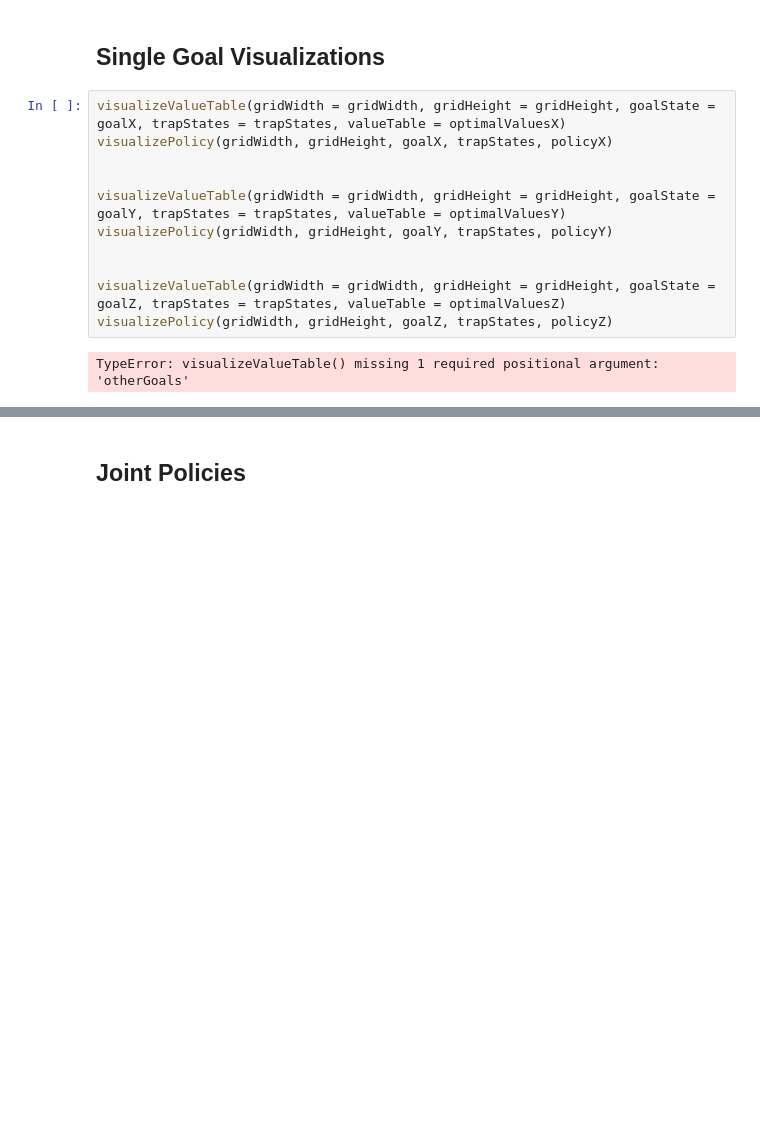
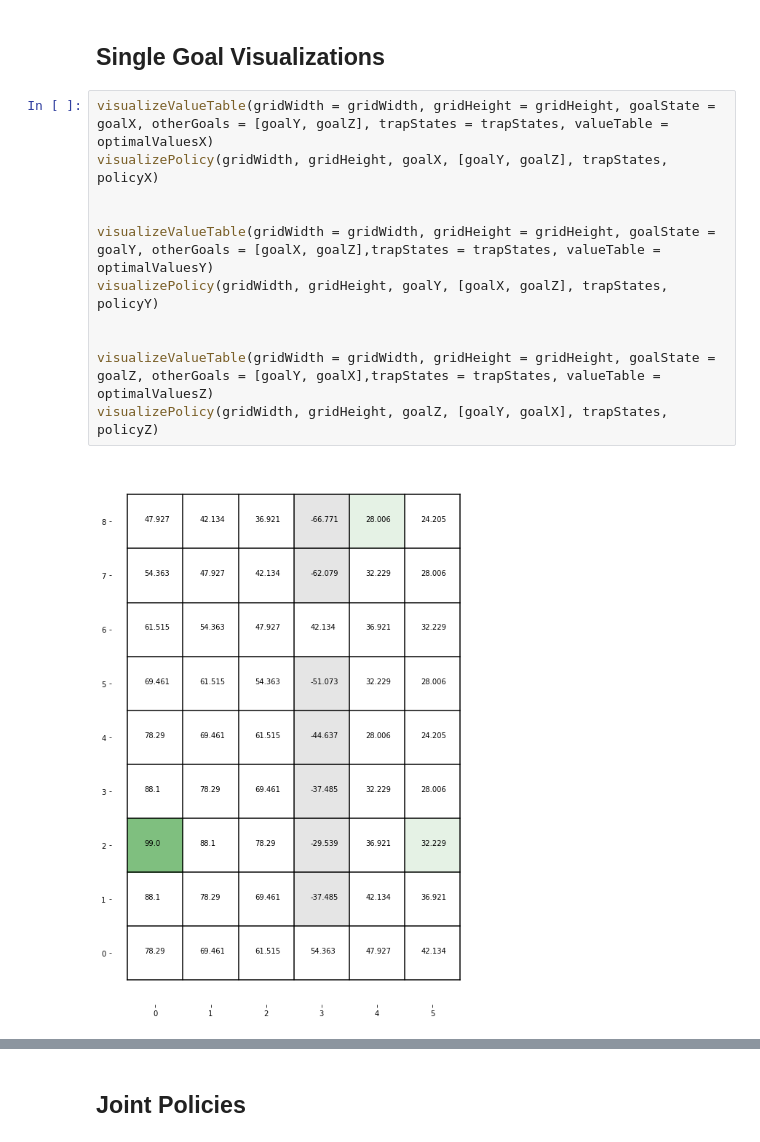
Before and after one commit to stacyste/TheoryOfMindInferenceModels, a Jupyter notebook: Week4-5-CooperativeSignaling/LikelihoodRatioReward.ipynb, the cells around one changed output, grey strips where cells are left out. Saved outputs shown, nothing was run; the diff lists cells and outputs as text; blank space fills up the shorter version.

```diff
--- a/Week4-5-CooperativeSignaling/LikelihoodRatioReward.ipynb
+++ b/Week4-5-CooperativeSignaling/LikelihoodRatioReward.ipynb
@@ -295,15 +295,15 @@ optimalValuesZ, policyZ = getPolicyZ()
 # %% [markdown]
 ## Single Goal Visualizations
 # %%
-visualizeValueTable(gridWidth = gridWidth, gridHeight = gridHeight, goalState = goalX, trapStates = trapStates, valueTable = optimalValuesX)
-visualizePolicy(gridWidth, gridHeight, goalX, trapStates, policyX)
+visualizeValueTable(gridWidth = gridWidth, gridHeight = gridHeight, goalState = goalX, otherGoals = [goalY, goalZ], trapStates = trapStates, valueTable = optimalValuesX)
+visualizePolicy(gridWidth, gridHeight, goalX, [goalY, goalZ], trapStates, policyX)
 
 
-visualizeValueTable(gridWidth = gridWidth, gridHeight = gridHeight, goalState = goalY, trapStates = trapStates, valueTable = optimalValuesY)
-visualizePolicy(gridWidth, gridHeight, goalY, trapStates, policyY)
+visualizeValueTable(gridWidth = gridWidth, gridHeight = gridHeight, goalState = goalY, otherGoals = [goalX, goalZ],trapStates = trapStates, valueTable = optimalValuesY)
+visualizePolicy(gridWidth, gridHeight, goalY, [goalX, goalZ], trapStates, policyY)
 
 
-visualizeValueTable(gridWidth = gridWidth, gridHeight = gridHeight, goalState = goalZ, trapStates = trapStates, valueTable = optimalValuesZ)
-visualizePolicy(gridWidth, gridHeight, goalZ, trapStates, policyZ)
+visualizeValueTable(gridWidth = gridWidth, gridHeight = gridHeight, goalState = goalZ, otherGoals = [goalY, goalX],trapStates = trapStates, valueTable = optimalValuesZ)
+visualizePolicy(gridWidth, gridHeight, goalZ, [goalY, goalX], trapStates, policyZ)
 # %% [output]
-TypeError: visualizeValueTable() missing 1 required positional argument: 'otherGoals'
+[figure, added]
```
Also changed, not shown: parts of 4 cells of this notebook, 4 other files.
